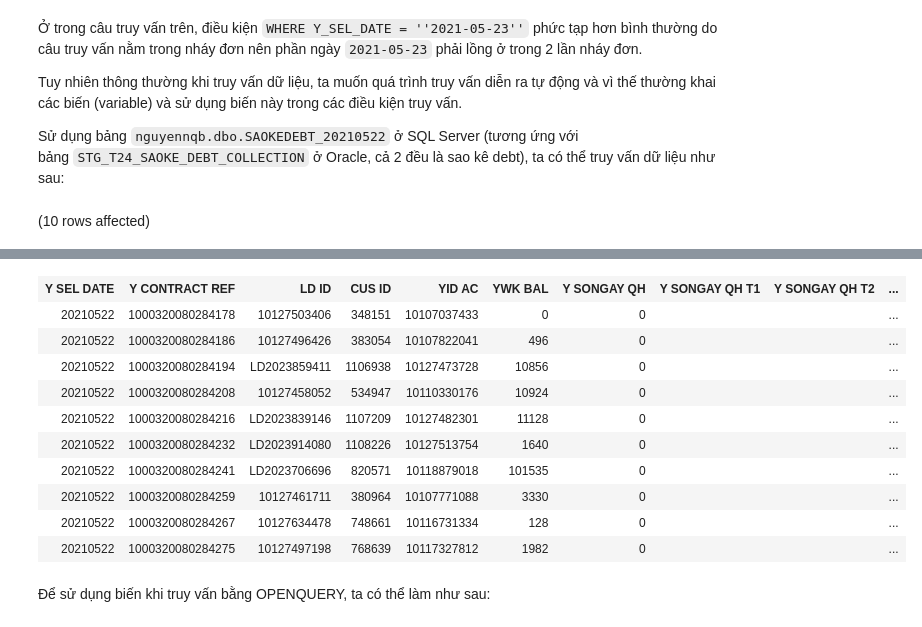
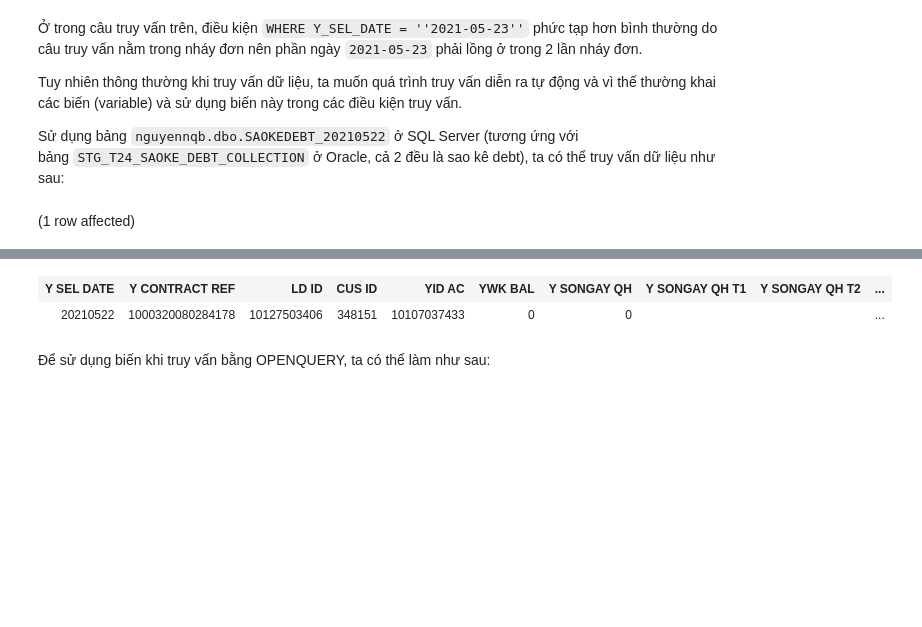
Before and after one commit to truonghm/sql-problems, a Jupyter notebook: Linked_Server_Guide.ipynb, the cells around one changed output, grey strips where cells are left out. Cells and saved outputs as stored; diff of their text form; code cells hidden in the pictures; blank space fills up the shorter version.

```diff
--- a/Linked_Server_Guide.ipynb
+++ b/Linked_Server_Guide.ipynb
@@ -132,6 +96,6 @@ Tuy nhiên thông thường khi truy vấn dữ liệu, ta muốn quá trình tr
 Sử dụng bảng `nguyennqb.dbo.SAOKEDEBT_20210522` ở SQL Server (tương ứng với bảng `STG_T24_SAOKE_DEBT_COLLECTION` ở Oracle, cả 2 đều là sao kê debt), ta có thể truy vấn dữ liệu như sau:
 # %%
 declare @y_sel_date varchar(8) = '20210522'
-Select top 10 * from nguyennqb.dbo.SAOKEDEBT_20210522  where [Y SEL DATE] = @y_sel_date
+Select top 1 * from nguyennqb.dbo.SAOKEDEBT_20210522  where [Y SEL DATE] = @y_sel_date
 # %% [output]
-(10 rows affected)
+(1 row affected)
@@ -139,14 +103,5 @@ Total execution time: 00:00:00.019
 | Y SEL DATE | Y CONTRACT REF | LD ID | CUS ID | YID AC | YWK BAL | Y SONGAY QH | Y SONGAY QH T1 | Y SONGAY QH T2 | ... |
 | 20210522 | 1000320080284178 | 10127503406 | 348151 | 10107037433 | 0 | 0 |  |  | ... |
-| 20210522 | 1000320080284186 | 10127496426 | 383054 | 10107822041 | 496 | 0 |  |  | ... |
-| 20210522 | 1000320080284194 | LD2023859411 | 1106938 | 10127473728 | 10856 | 0 |  |  | ... |
-| 20210522 | 1000320080284208 | 10127458052 | 534947 | 10110330176 | 10924 | 0 |  |  | ... |
-| 20210522 | 1000320080284216 | LD2023839146 | 1107209 | 10127482301 | 11128 | 0 |  |  | ... |
-| 20210522 | 1000320080284232 | LD2023914080 | 1108226 | 10127513754 | 1640 | 0 |  |  | ... |
-| 20210522 | 1000320080284241 | LD2023706696 | 820571 | 10118879018 | 101535 | 0 |  |  | ... |
-| 20210522 | 1000320080284259 | 10127461711 | 380964 | 10107771088 | 3330 | 0 |  |  | ... |
-| 20210522 | 1000320080284267 | 10127634478 | 748661 | 10116731334 | 128 | 0 |  |  | ... |
-| 20210522 | 1000320080284275 | 10127497198 | 768639 | 10117327812 | 1982 | 0 |  |  | ... |
 # %% [markdown]
 Để sử dụng biến khi truy vấn bằng OPENQUERY, ta có thể làm như sau:
 # %%
```
Also changed, not shown: parts of 27 cells of this notebook.
